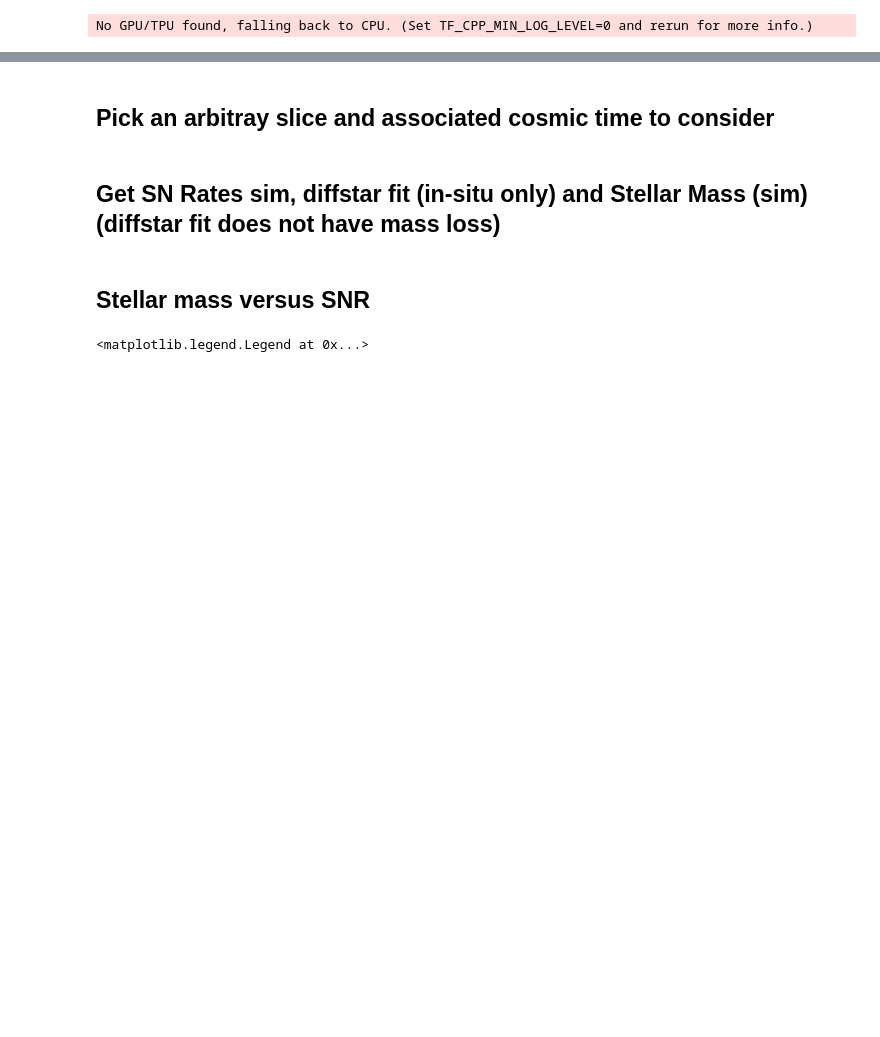
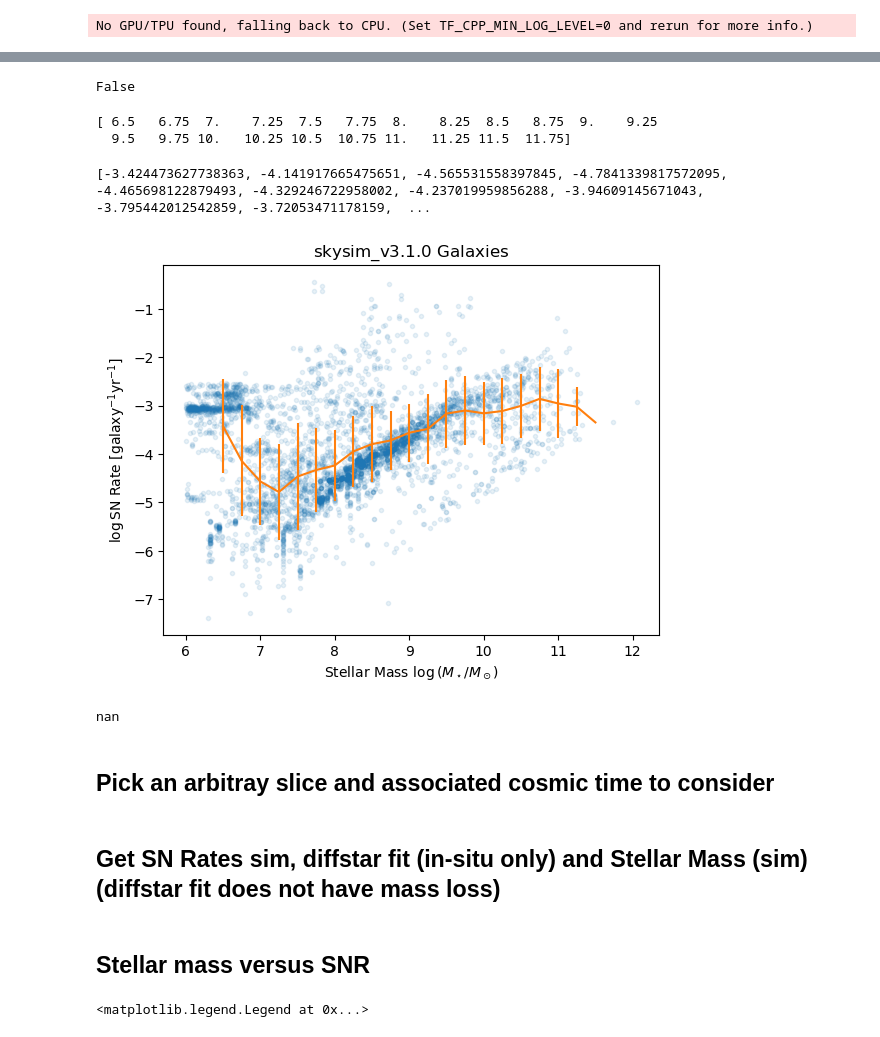
Before and after one commit to AlexGKim/sn_diffstar, a Jupyter notebook: nb/UM_ds.ipynb, the cells around one changed output, grey strips where cells are left out. Cells and saved outputs as stored; diff of their text form; code cells hidden in the pictures; blank space fills up the shorter version.

Commit message:
code to work with DESC UniverseMachine catalog

```diff
--- a/nb/UM_ds.ipynb
+++ b/nb/UM_ds.ipynb
@@ -33,0 +33,2 @@ params = numpy.append(MAH_PNAMES,pv_params)
+# %%
+params = numpy.concatenate([MAH_PNAMES, MS_U_PNAMES, Q_U_PNAMES,pv_params])
@@ -38,18 +51,32 @@ params = numpy.append(MAH_PNAMES,pv_params)
 snrs=[]
 smasss=[]
 d=0
-for mah_params in catalog.get_quantities(params, return_iterator=True):
-    w=numpy.where(mah_params['redshift_true'] <= z_true_max)[0]
+for all_params in catalog.get_quantities(params, return_iterator=True):
+    w=numpy.where(all_params['redshift_true'] <= z_true_max)[0]
     if len(w) > 0:
-        if d==100:
+        if d==10:
             wfe
-        t0s = catalog.cosmology.age(mah_params['redshift_true'][w])
+        t0s = catalog.cosmology.age(all_params['redshift_true'][w])
+        mah_params = numpy.vstack((all_params['diffmah_logmp_fit'][w],
+                                  all_params['diffmah_mah_logtc'][w],
+                                  all_params['diffmah_early_index'][w],
+                                  all_params['diffmah_late_index'][w])).T
 
-        ans=SNR_gal(t0s, A, beta, tp, numpy.array([mah_params['diffmah_logmp_fit'][w],
-                                  mah_params['diffmah_mah_logtc'][w],
-                                  mah_params['diffmah_early_index'][w],
-                                  mah_params['diffmah_late_index'][w]]).T)
+        ms_u_params = numpy.vstack((all_params['diffstar_u_lgmcrit'][w],
+                                  all_params['diffstar_u_lgy_at_mcrit'][w],
+                                  all_params['diffstar_u_indx_lo'][w],
+                                  all_params['diffstar_u_indx_hi'][w],
+                                  all_params['diffstar_u_tau_dep'][w])).T
+        q_u_params = numpy.vstack((all_params['diffstar_u_qt'][w],
+                                  all_params['diffstar_u_qs'][w],
+                                  all_params['diffstar_u_q_drop'][w],
+                                  all_params['diffstar_u_q_rejuv'][w])).T
+
+
+        ans=SNR_gal(t0s, A, beta, tp, mah_params, ms_u_params, q_u_params)
+        keep = ~numpy.isnan(ans)
+        ans=ans[keep]
         snrs=numpy.append(snrs,ans)
-        smasss=numpy.append(smasss,mah_params['stellar_mass'][w])
+        smasss=numpy.append(smasss,all_params['stellar_mass'][w[keep]])
 
         d=d+1
@@ -56,9 +105,33 @@ for mah_params in catalog.get_quantities(params, return_iterator=True):
+# %%
+numpy.isnan(snrs.sum())
+# %% [output]
+False
+# %%
+bins=numpy.linspace(6.5,11.75,22)
+print(bins)
+# %% [output]
+[ 6.5   6.75  7.    7.25  7.5   7.75  8.    8.25  8.5   8.75  9.    9.25
+  9.5   9.75 10.   10.25 10.5  10.75 11.   11.25 11.5  11.75]
+# %%
+digitized = numpy.digitize(numpy.log10(smasss), bins)
+bin_means = [numpy.log10(snrs)[digitized == i].mean() for i in range(1, len(bins))]
+bin_stds = [numpy.log10(snrs)[digitized == i].std() for i in range(1, len(bins))]
+print(bin_means)
+# %% [output]
+[-3.424473627738363, -4.141917665475651, -4.565531558397845, -4.7841339817572095, -4.465698122879493, -4.329246722958002, -4.237019959856288, -3.94609145671043, -3.795442012542859, -3.72053471178159,  ...
 # %%
 fig, ax = plt.subplots(1, 1)
 ax.plot(numpy.log10(smasss),numpy.log10(snrs),'.',alpha=0.1)
+ax.errorbar(bins[:-1],bin_means,bin_stds)
 xlabel = ax.set_title(r'${\rm skysim\_v3.1.0\ Galaxies}$')
 xlabel = ax.set_xlabel(r'${\rm Stellar\ Mass\ } \log{(M_\star/M_\odot)}$')
 ylabel = ax.set_ylabel(r'$ \log{\rm SN\ Rate\ }[{\rm galaxy}^{-1}{\rm yr}^{-1}]$')
+# %% [output]
+[figure, added]
+# %%
+snrs.min()
+# %% [output]
+nan
 # %% [markdown]
 ## Pick an arbitray slice and associated cosmic time to consider
 # %%
```
Also changed, not shown: parts of 7 cells of this notebook, 2 other files.
